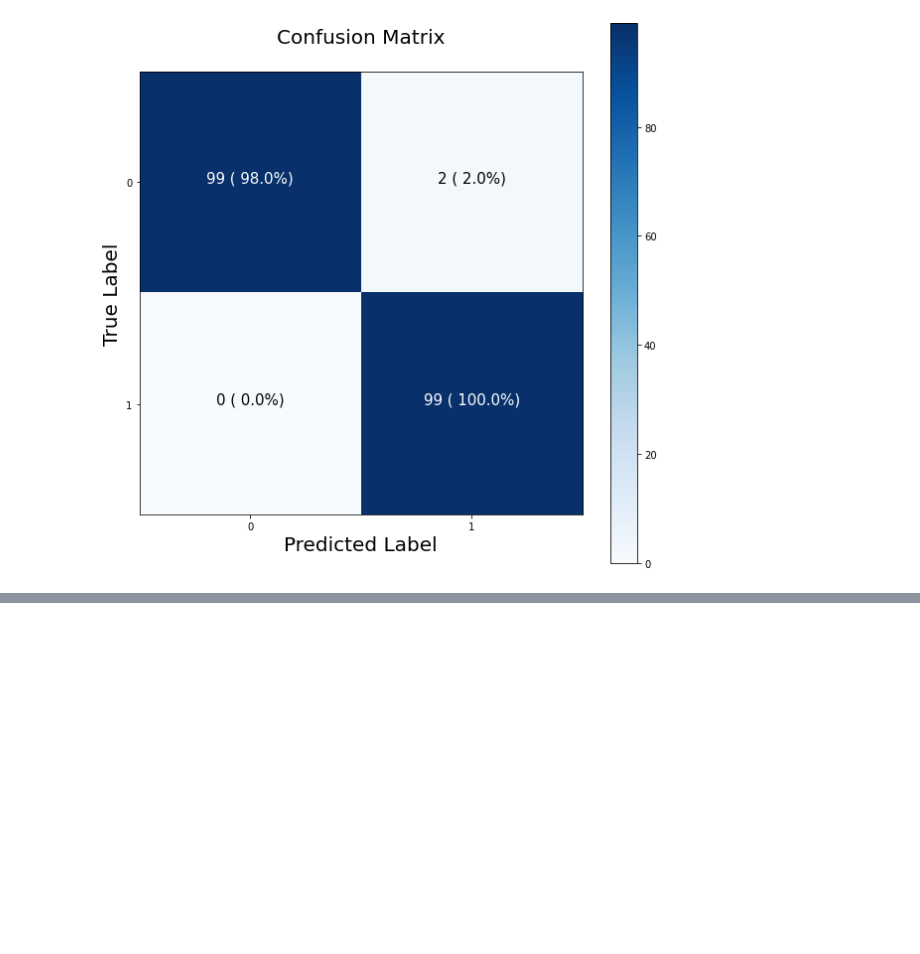
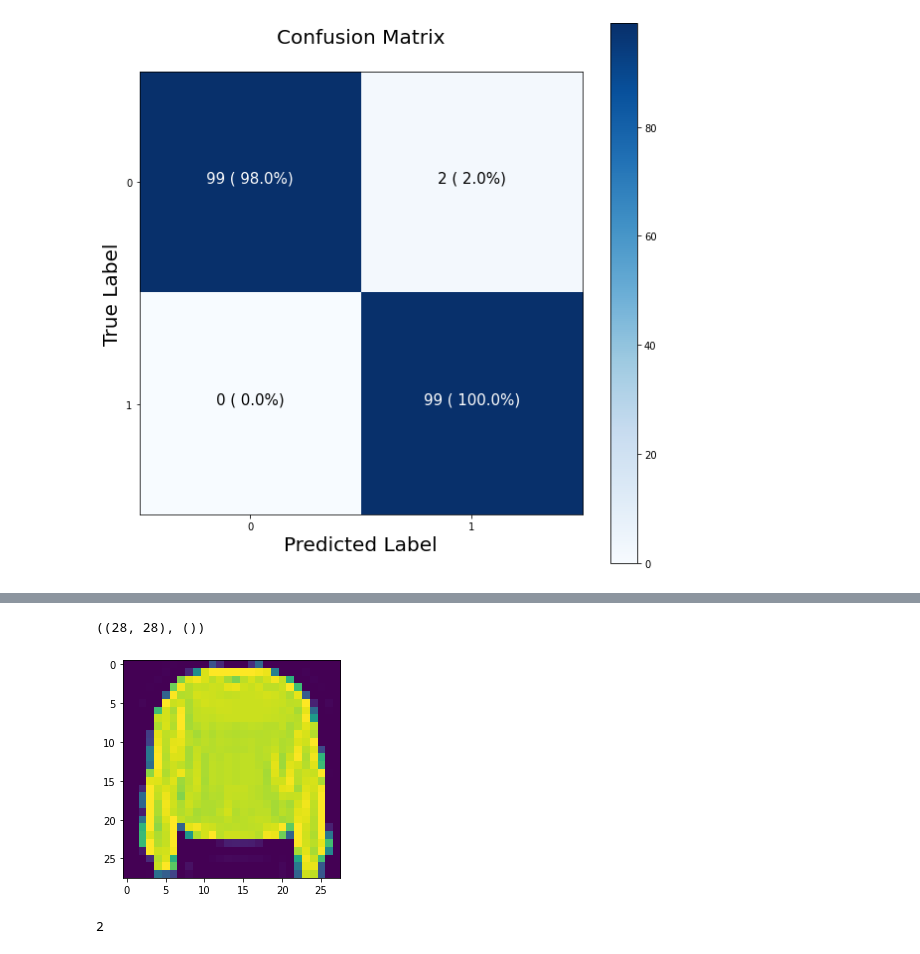
Before and after one commit to vortexash/Tensorflow-Developer, a Jupyter notebook: 02_neural_network_classification_with_tensorflow.ipynb, the cells around one changed output, grey strips where cells are left out. Saved outputs shown, nothing was run; the diff lists cells and outputs as text; code cells hidden in the pictures; blank space fills up the shorter version.

```diff
--- a/02_neural_network_classification_with_tensorflow.ipynb
+++ b/02_neural_network_classification_with_tensorflow.ipynb
@@ -954,0 +1001,16 @@ for i, j in itertools.product(range(cm.shape[0]), range(cm.shape[1])):
+# %%
+ # Check the shape of a single example
+ train_data[0].shape, train_lables[0].shape
+# %% [output]
+((28, 28), ())
+# %%
+# Plot a single sample
+import matplotlib.pyplot as plt
+plt.imshow(train_data[7]);
+# %% [output]
+[figure, added]
+# %%
+# Check out sample labels
+train_lables[7]
+# %% [output]
+2
```
Also changed, not shown: parts of 15 cells of this notebook.
